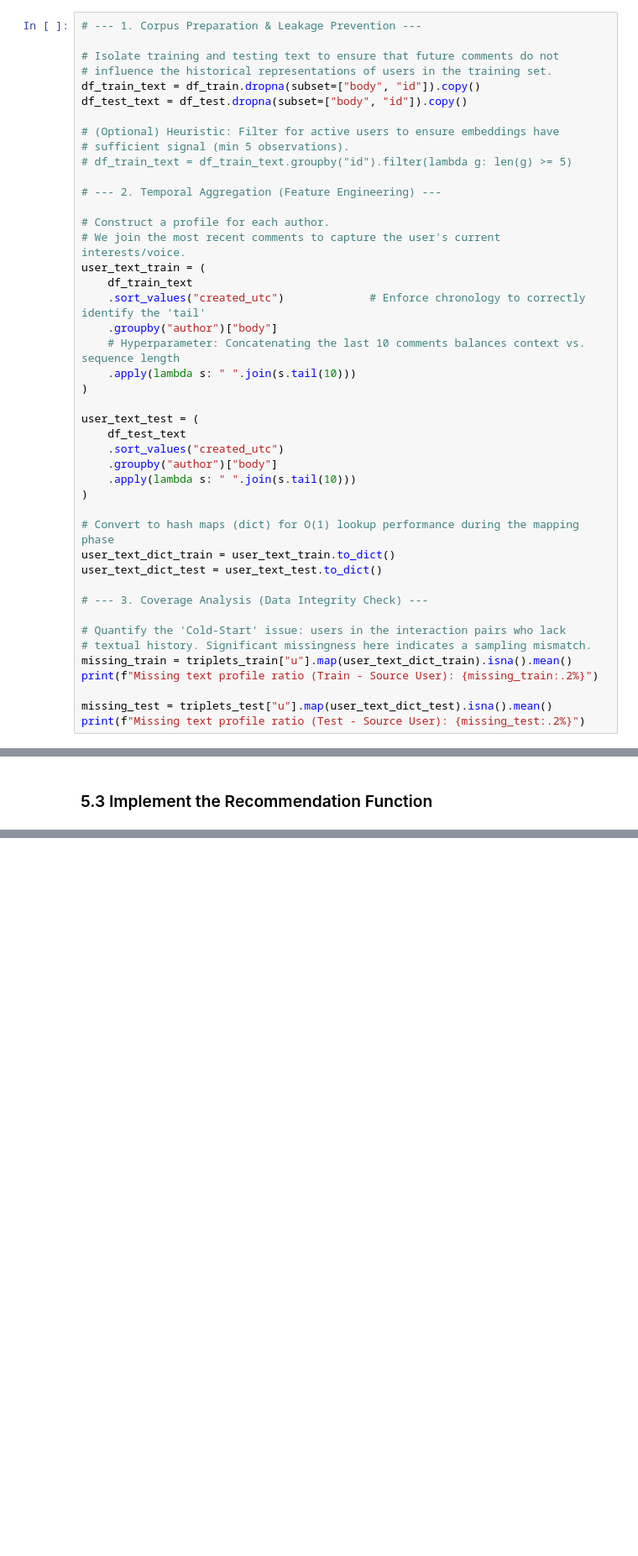
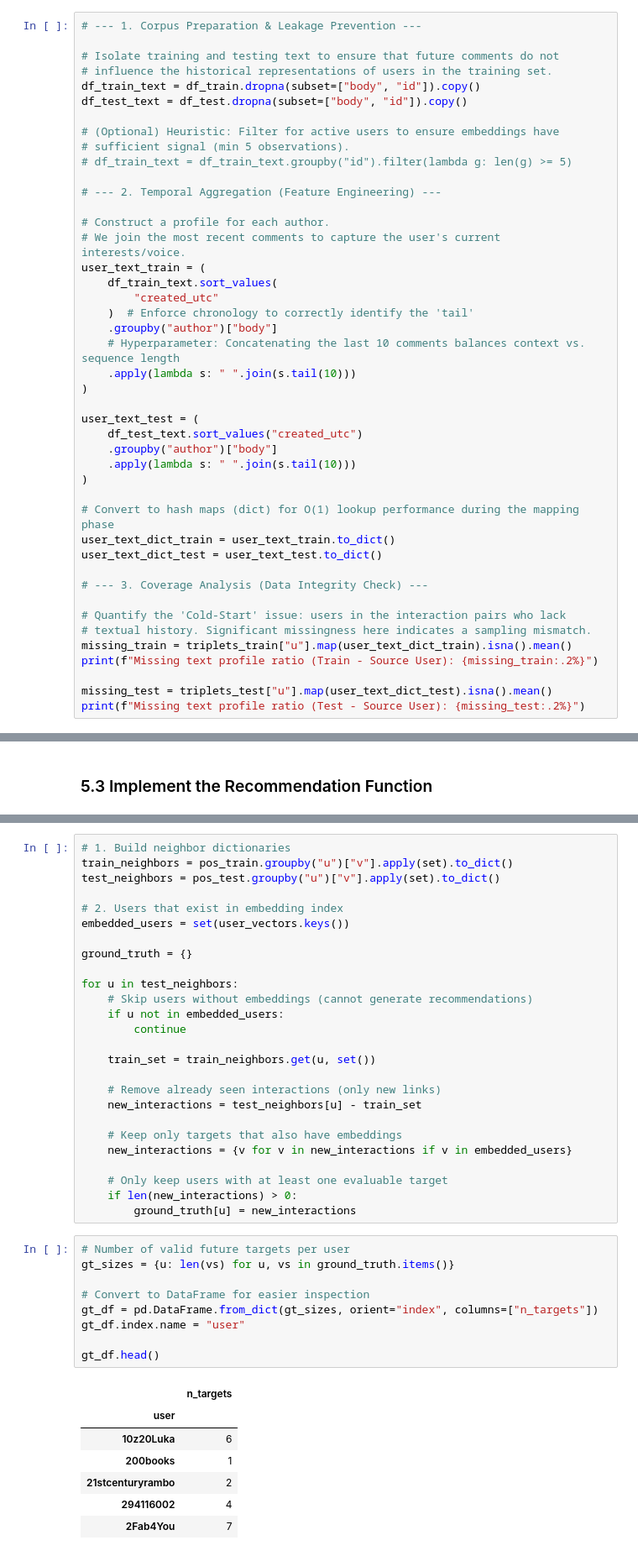
Before and after one commit to joscha-hillienhoff/cnn_echo_aware, a Jupyter notebook: cnn_echo_aware_ranking.ipynb, the cells around one changed output, grey strips where cells are left out. Shown at 84% size. Cells and saved outputs as stored; diff of their text form; blank space fills up the shorter version.

```diff
--- a/cnn_echo_aware_ranking.ipynb
+++ b/cnn_echo_aware_ranking.ipynb
@@ -359,16 +377,16 @@ df_test_text = df_test.dropna(subset=["body", "id"]).copy()
 # Construct a profile for each author.
 # We join the most recent comments to capture the user's current interests/voice.
 user_text_train = (
-    df_train_text
-    .sort_values("created_utc")             # Enforce chronology to correctly identify the 'tail'
+    df_train_text.sort_values(
+        "created_utc"
+    )  # Enforce chronology to correctly identify the 'tail'
     .groupby("author")["body"]
     # Hyperparameter: Concatenating the last 10 comments balances context vs. sequence length
     .apply(lambda s: " ".join(s.tail(10)))
 )
 
 user_text_test = (
-    df_test_text
-    .sort_values("created_utc")
+    df_test_text.sort_values("created_utc")
     .groupby("author")["body"]
     .apply(lambda s: " ".join(s.tail(10)))
 )
@@ -836,0 +936,43 @@ Rec 3: 903A | Text: Yup, I understand that. With regard to that function of the
+# %%
+# 1. Build neighbor dictionaries
+train_neighbors = pos_train.groupby("u")["v"].apply(set).to_dict()
+test_neighbors = pos_test.groupby("u")["v"].apply(set).to_dict()
+
+# 2. Users that exist in embedding index
+embedded_users = set(user_vectors.keys())
+
+ground_truth = {}
+
+for u in test_neighbors:
+    # Skip users without embeddings (cannot generate recommendations)
+    if u not in embedded_users:
+        continue
+
+    train_set = train_neighbors.get(u, set())
+
+    # Remove already seen interactions (only new links)
+    new_interactions = test_neighbors[u] - train_set
+
+    # Keep only targets that also have embeddings
+    new_interactions = {v for v in new_interactions if v in embedded_users}
+
+    # Only keep users with at least one evaluable target
+    if len(new_interactions) > 0:
+        ground_truth[u] = new_interactions
+# %%
+# Number of valid future targets per user
+gt_sizes = {u: len(vs) for u, vs in ground_truth.items()}
+
+# Convert to DataFrame for easier inspection
+gt_df = pd.DataFrame.from_dict(gt_sizes, orient="index", columns=["n_targets"])
+gt_df.index.name = "user"
+
+gt_df.head()
+# %% [output]
+|  | n_targets |
+| user |  |
+| 10z20Luka | 6 |
+| 200books | 1 |
+| 21stcenturyrambo | 2 |
+| 294116002 | 4 |
+| 2Fab4You | 7 |
```
Also changed, not shown: parts of 32 cells of this notebook.
